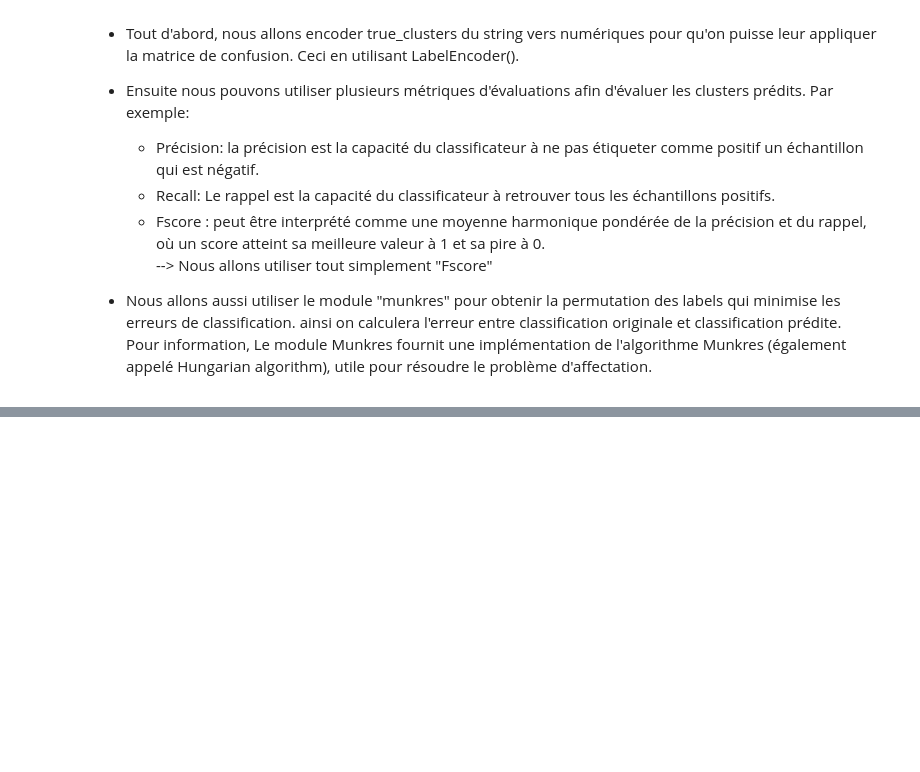
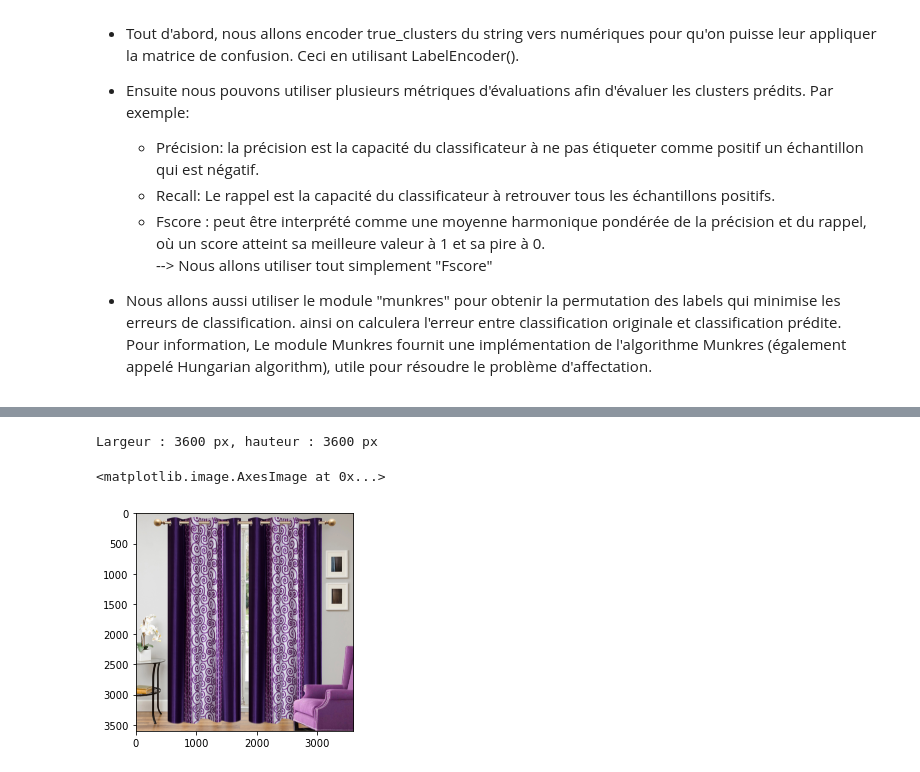
Before and after one commit to Soumaya-kh/marketplace, a Jupyter notebook: P6_NOTEBOOK.ipynb, the cells around one changed output, grey strips where cells are left out. Saved outputs shown, nothing was run; the diff lists cells and outputs as text; code cells hidden in the pictures; blank space fills up the shorter version.

Commit message:
add: - traitement image et transformation

```diff
--- a/P6_NOTEBOOK.ipynb
+++ b/P6_NOTEBOOK.ipynb
@@ -1030,0 +1055,16 @@ print("l'erreur de la classification est error(true_clusters, predicted_clusters
+# %%
+# Charger l'image
+img = Image.open("Images/55b85ea15a1536d46b7190ad6fff8ce7.jpg")
+
+# Récupérer et afficher la taille de l'image (en pixels)
+w, h = img.size
+print("Largeur : {} px, hauteur : {} px".format(w, h))
+# %% [output]
+Largeur : 3600 px, hauteur : 3600 px
+# %%
+# Charge l'image comme matrice de pixels
+img = np.array(Image.open('Images/55b85ea15a1536d46b7190ad6fff8ce7.jpg'))
+plt.imshow(img)
+# %% [output]
+<matplotlib.image.AxesImage at 0x...>
+[figure, added]
```
Also changed, not shown: parts of 60 cells of this notebook.
